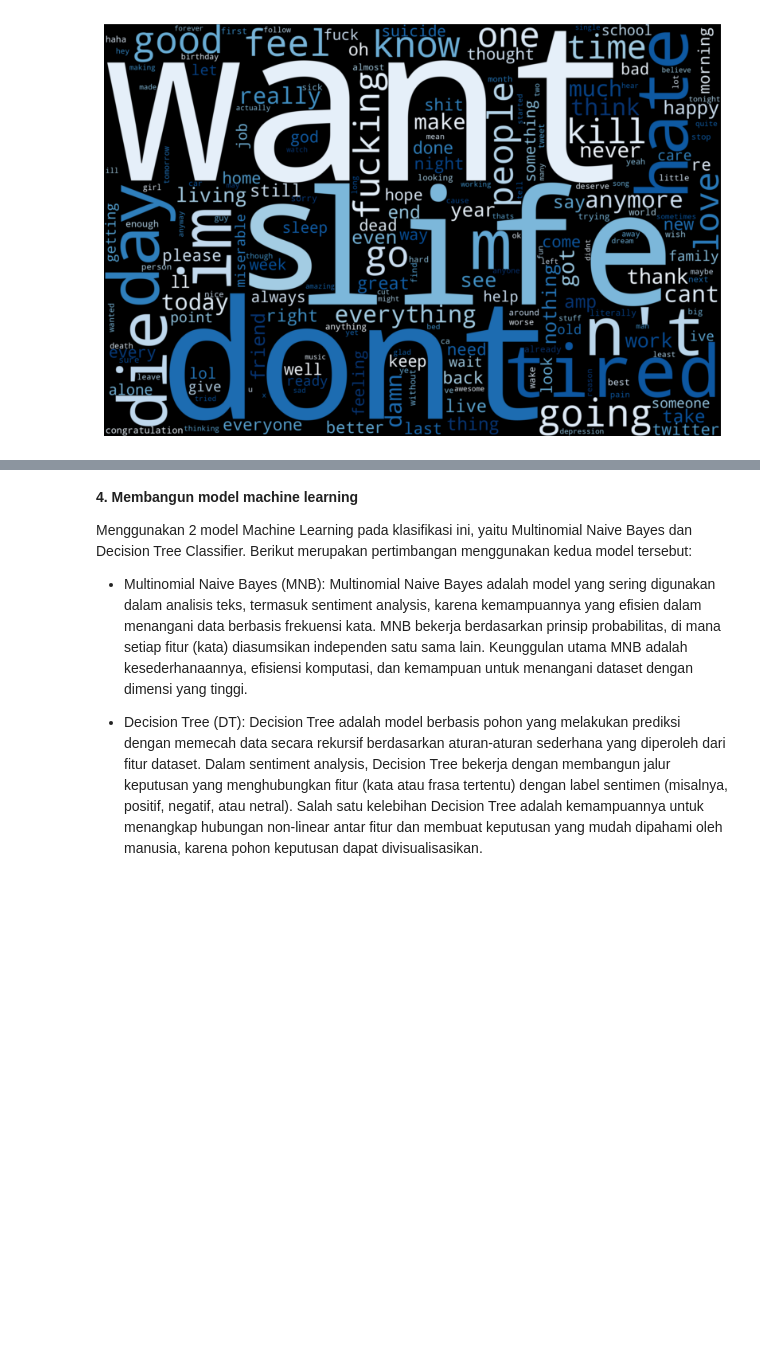
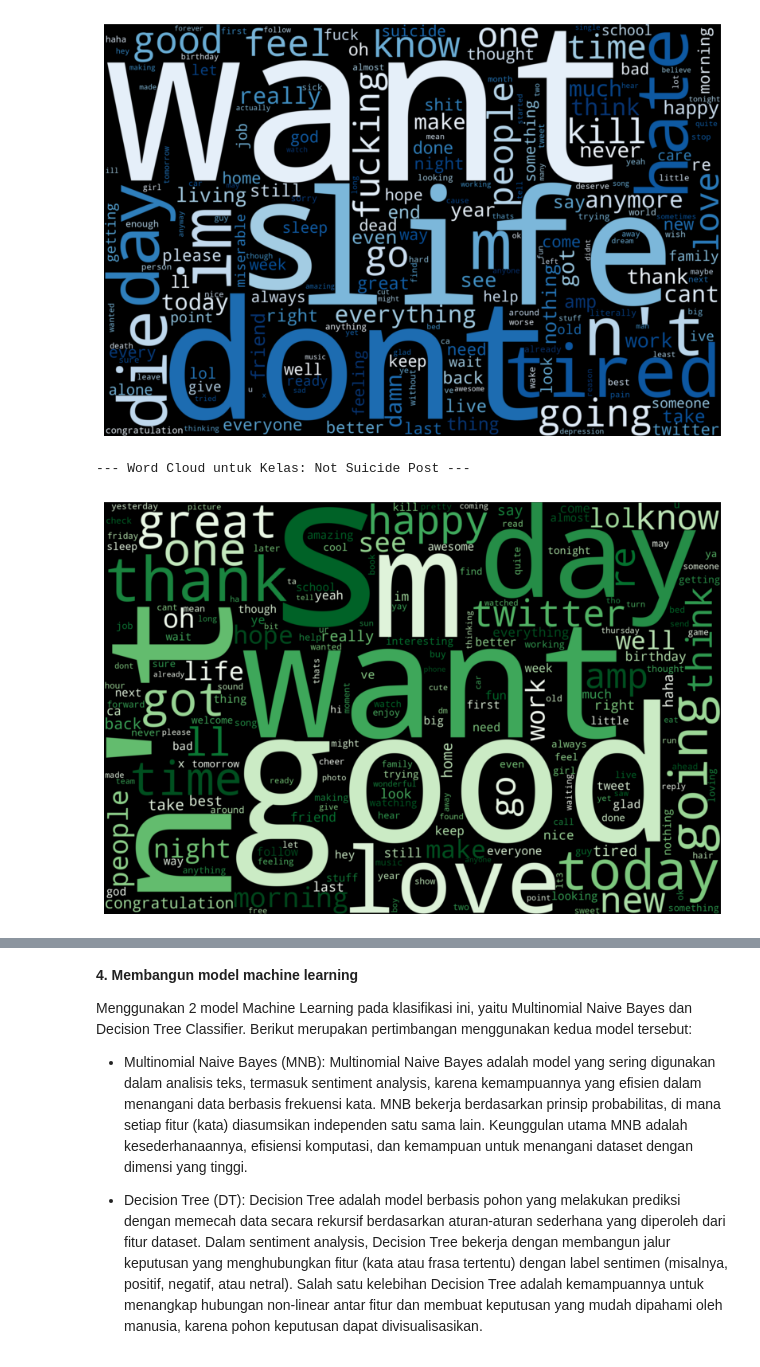
Before and after one commit to MaulanaHasyim/MaulanaHasyim, a Jupyter notebook: notebooks/Test Klasifikasi Suicide.ipynb, the cells around one changed output, grey strips where cells are left out. Drawn from its saved outputs; the diff is of its cells as text; code cells hidden in the pictures; blank space fills up the shorter version.

```diff
--- a/notebooks/Test Klasifikasi Suicide.ipynb
+++ b/notebooks/Test Klasifikasi Suicide.ipynb
@@ -351,3 +353,27 @@ wordcloud = WordCloud(
 plot_cloud(wordcloud)
 # %% [output]
 [figure]
+# %%
+# 1. Filter teks yang hanya termasuk kelas "Not Suicide post"
+not_suicide_text = df[df['Suicide'] == 'Not Suicide post']['Clean_Tweet']
+
+# 2. Gabungkan semua teks menjadi satu string panjang
+all_not_suicide_text = ' '.join([tweets for tweets in not_suicide_text])
+
+# 3. Buat objek WordCloud
+wordcloud_not_suicide = WordCloud(
+    width=3000,
+    height=2000,
+    random_state=3,
+    background_color='black',
+    colormap='Greens',  # Menggunakan palet warna hijau sebagai pembeda
+    collocations=False,
+    stopwords=STOPWORDS
+).generate(all_not_suicide_text)
+
+# 4. Tampilkan Word Cloud
+print("\n--- Word Cloud untuk Kelas: Not Suicide Post ---")
+plot_cloud(wordcloud_not_suicide)
+# %% [output]
+--- Word Cloud untuk Kelas: Not Suicide Post ---
+[figure, added]
```
Also changed, not shown: parts of 17 cells of this notebook.
